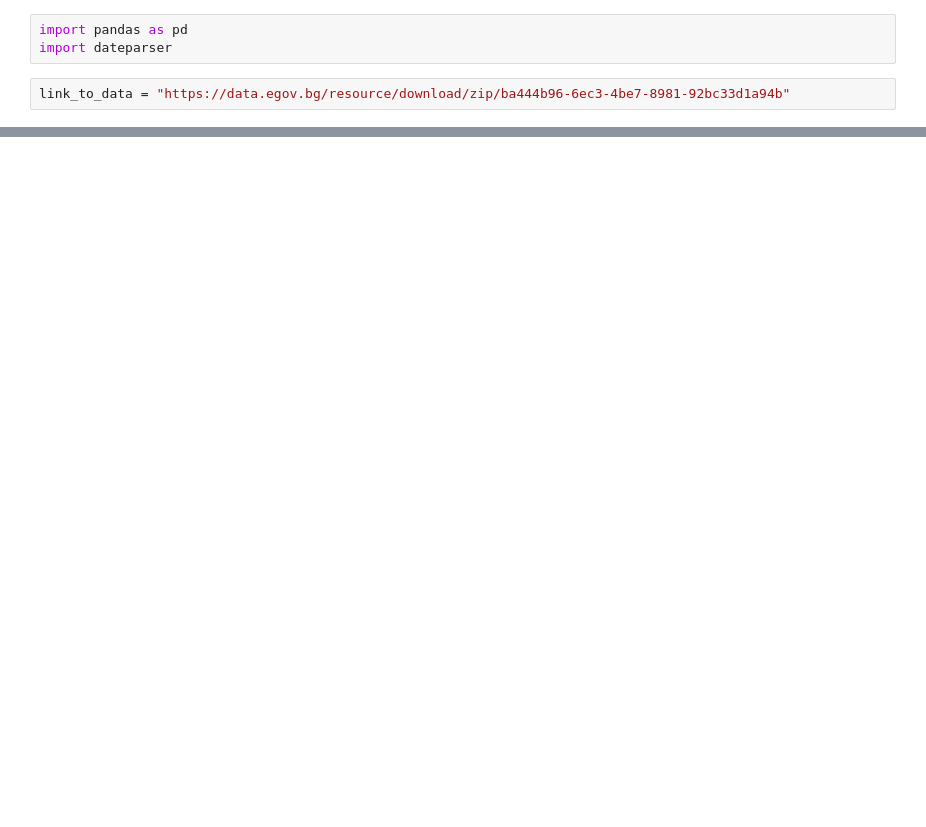
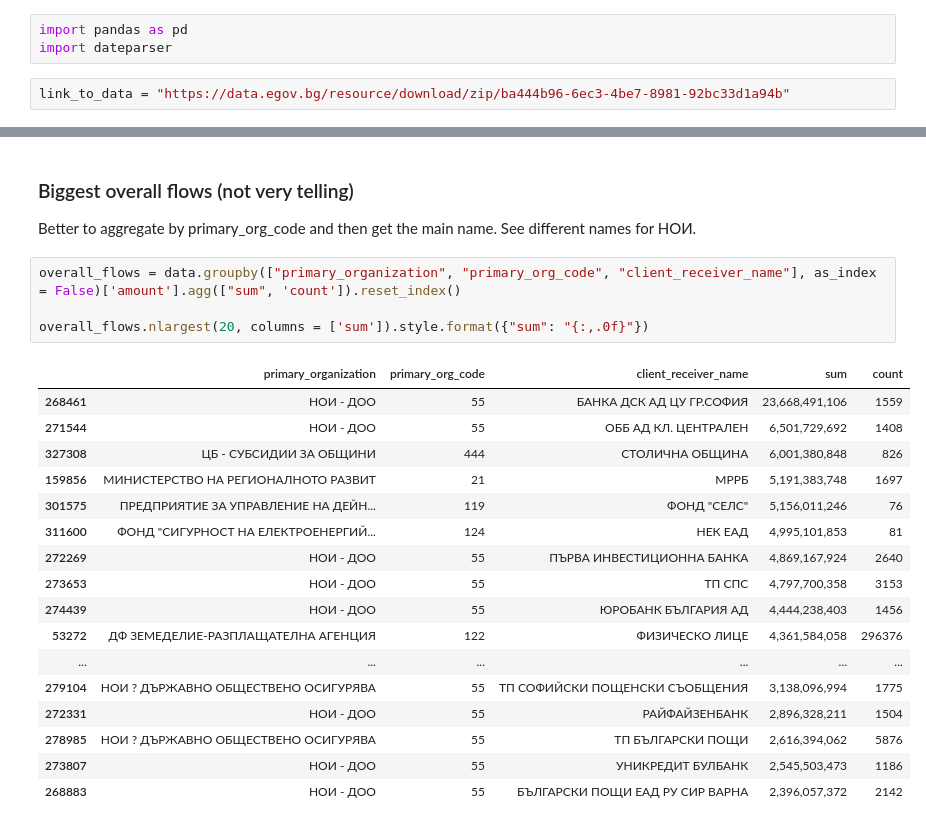
Before and after one commit to krumeto/sebra_data_playground, a Jupyter notebook: SEBRA_data.ipynb, the cells around one changed output, grey strips where cells are left out. Drawn from its saved outputs; the diff is of its cells as text; blank space fills up the shorter version.

```diff
--- a/SEBRA_data.ipynb
+++ b/SEBRA_data.ipynb
@@ -146,0 +254,26 @@ array(['BGN'], dtype=object)
+# %% [markdown]
+### Biggest overall flows (not very telling)
+
+Better to aggregate by primary_org_code and then get the main name. See different names for НОИ.
+# %%
+overall_flows = data.groupby(["primary_organization", "primary_org_code", "client_receiver_name"], as_index = False)['amount'].agg(["sum", 'count']).reset_index()
+
+overall_flows.nlargest(20, columns = ['sum']).style.format({"sum": "{:,.0f}"})
+# %% [output]
+|  | primary_organization | primary_org_code | client_receiver_name | sum | count |
+| 268461 | НОИ - ДОО | 55 | БАНКА ДСК АД ЦУ ГР.СОФИЯ | 23,668,491,106 | 1559 |
+| 271544 | НОИ - ДОО | 55 | ОББ АД КЛ. ЦЕНТРАЛЕН | 6,501,729,692 | 1408 |
+| 327308 | ЦБ - СУБСИДИИ ЗА ОБЩИНИ | 444 | СТОЛИЧНА ОБЩИНА | 6,001,380,848 | 826 |
+| 159856 | МИНИСТЕРСТВО НА РЕГИОНАЛНОТО РАЗВИТ | 21 | МРРБ | 5,191,383,748 | 1697 |
+| 301575 | ПРЕДПРИЯТИЕ ЗА УПРАВЛЕНИЕ НА ДЕЙН... | 119 | ФОНД "СЕЛС" | 5,156,011,246 | 76 |
+| 311600 | ФОНД "СИГУРНОСТ НА ЕЛЕКТРОЕНЕРГИЙ... | 124 | НЕК ЕАД | 4,995,101,853 | 81 |
+| 272269 | НОИ - ДОО | 55 | ПЪРВА ИНВЕСТИЦИОННА БАНКА | 4,869,167,924 | 2640 |
+| 273653 | НОИ - ДОО | 55 | ТП СПС | 4,797,700,358 | 3153 |
+| 274439 | НОИ - ДОО | 55 | ЮРОБАНК БЪЛГАРИЯ АД | 4,444,238,403 | 1456 |
+| 53272 | ДФ ЗЕМЕДЕЛИЕ-РАЗПЛАЩАТЕЛНА АГЕНЦИЯ | 122 | ФИЗИЧЕСКО ЛИЦЕ | 4,361,584,058 | 296376 |
+| ... | ... | ... | ... | ... | ... |
+| 279104 | НОИ ? ДЪРЖАВНО ОБЩЕСТВЕНО ОСИГУРЯВА | 55 | ТП СОФИЙСКИ ПОЩЕНСКИ СЪОБЩЕНИЯ | 3,138,096,994 | 1775 |
+| 272331 | НОИ - ДОО | 55 | РАЙФАЙЗЕНБАНК | 2,896,328,211 | 1504 |
+| 278985 | НОИ ? ДЪРЖАВНО ОБЩЕСТВЕНО ОСИГУРЯВА | 55 | ТП БЪЛГАРСКИ ПОЩИ | 2,616,394,062 | 5876 |
+| 273807 | НОИ - ДОО | 55 | УНИКРЕДИТ БУЛБАНК | 2,545,503,473 | 1186 |
+| 268883 | НОИ - ДОО | 55 | БЪЛГАРСКИ ПОЩИ ЕАД РУ СИР ВАРНА | 2,396,057,372 | 2142 |
```
Also changed, not shown: parts of 28 cells of this notebook.
